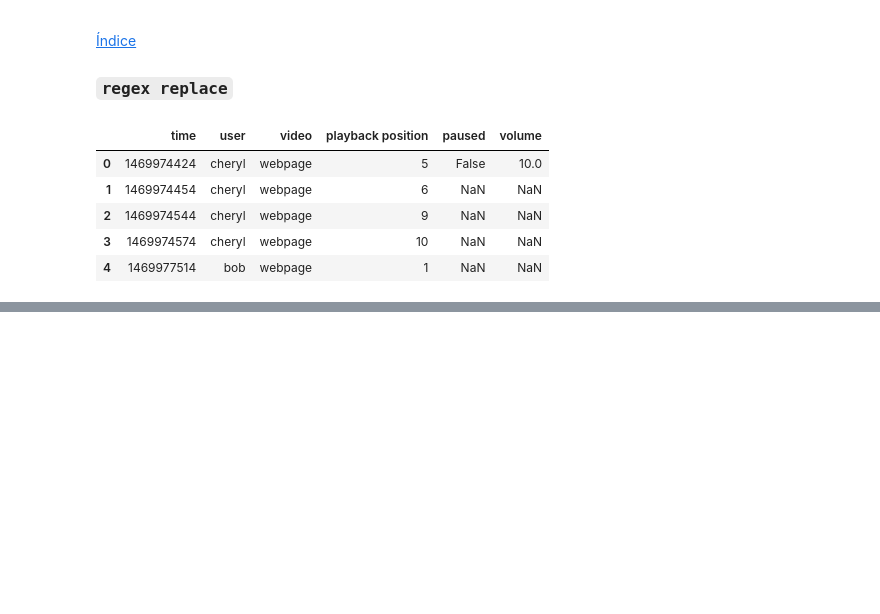
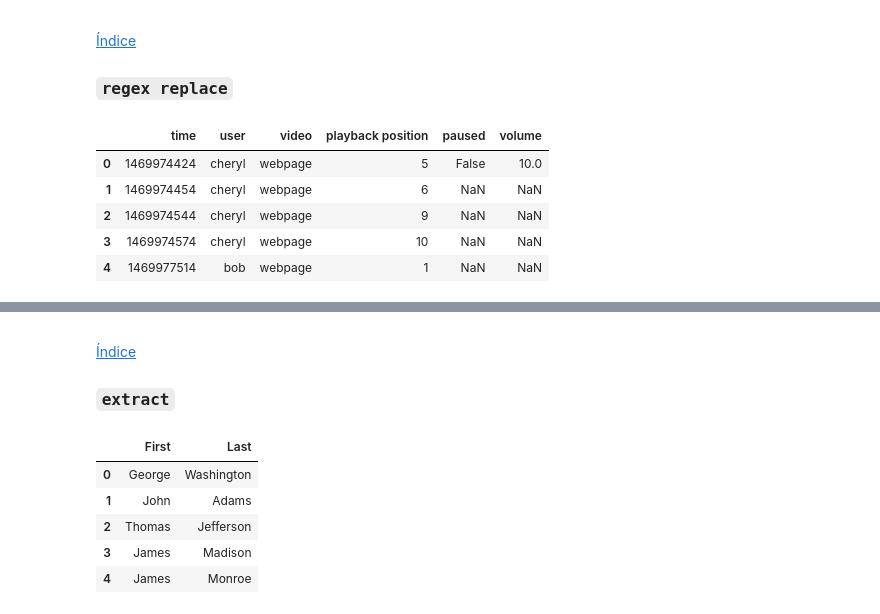
Before and after one commit to SantiGonzalezz/Applied-Data-Science-with-Python, a Jupyter notebook: 1. Introduction to Data Science in Python/Week 2/Pandas.ipynb, the cells around one changed output, grey strips where cells are left out. Cells and saved outputs as stored; diff of their text form; code cells hidden in the pictures; blank space fills up the shorter version.

```diff
--- a/1. Introduction to Data Science in Python/Week 2/Pandas.ipynb
+++ b/1. Introduction to Data Science in Python/Week 2/Pandas.ipynb
@@ -663,2 +674,5 @@ df.head()
 # %%
 import pandas as pd
+# %%
+df = pd.read_csv('datasets/presidents.csv')
+df.head(1)
@@ -664,0 +682,4 @@ import pandas as pd
+# %%
+df['Name'] = df['President']
+df['Name'] = df['Name'].replace('[ ].*', '', regex=True)
+df.head(1)
@@ -664,0 +703,10 @@ import pandas as pd
+# %%
+def splitname(row):
+    # row is a Series object indexed by column values
+    row['First'] = row['President'].split()[0]
+    row['Last'] = row['President'].split()[-1]
+
+    return row
+
+df = df.apply(splitname, axis='columns')
+df.head(1)
@@ -664,0 +719,20 @@ import pandas as pd
+# %% [markdown]
+<a id='c_extract'></a>
+
+[Índice](#index)
+
+### `extract`
+# %%
+# https://stackoverflow.com/questions/10804732/difference-between-and#:~:text=The%20difference%20between%20%3F%3A%20and,%22abc%22%2C%20while%20a(%3F%3D
+
+pattern = '(?P<First>^[\w]*)(?:.* )(?P<Last>[\w]*$)'
+
+names = df['President'].str.extract(pattern)
+names.head()
+# %% [output]
+|  | First | Last |
+| 0 | George | Washington |
+| 1 | John | Adams |
+| 2 | Thomas | Jefferson |
+| 3 | James | Madison |
+| 4 | James | Monroe |
```
Also changed, not shown: parts of 21 cells of this notebook, 2 other files.
